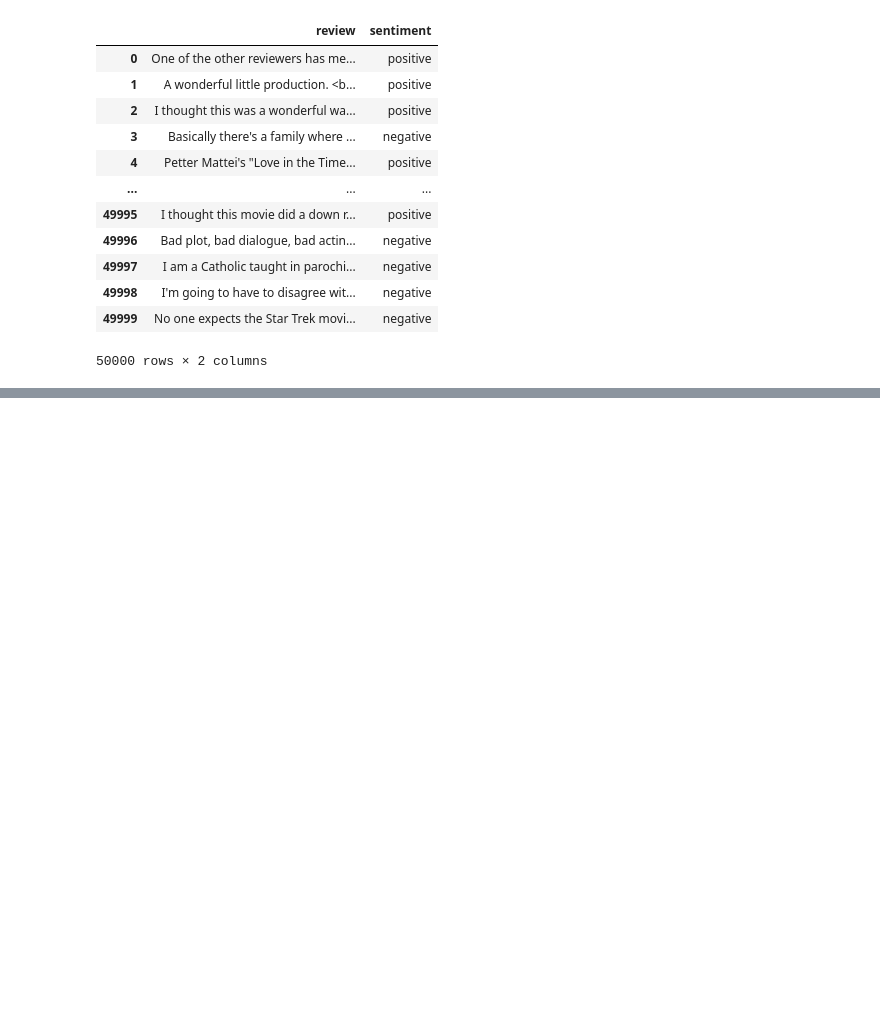
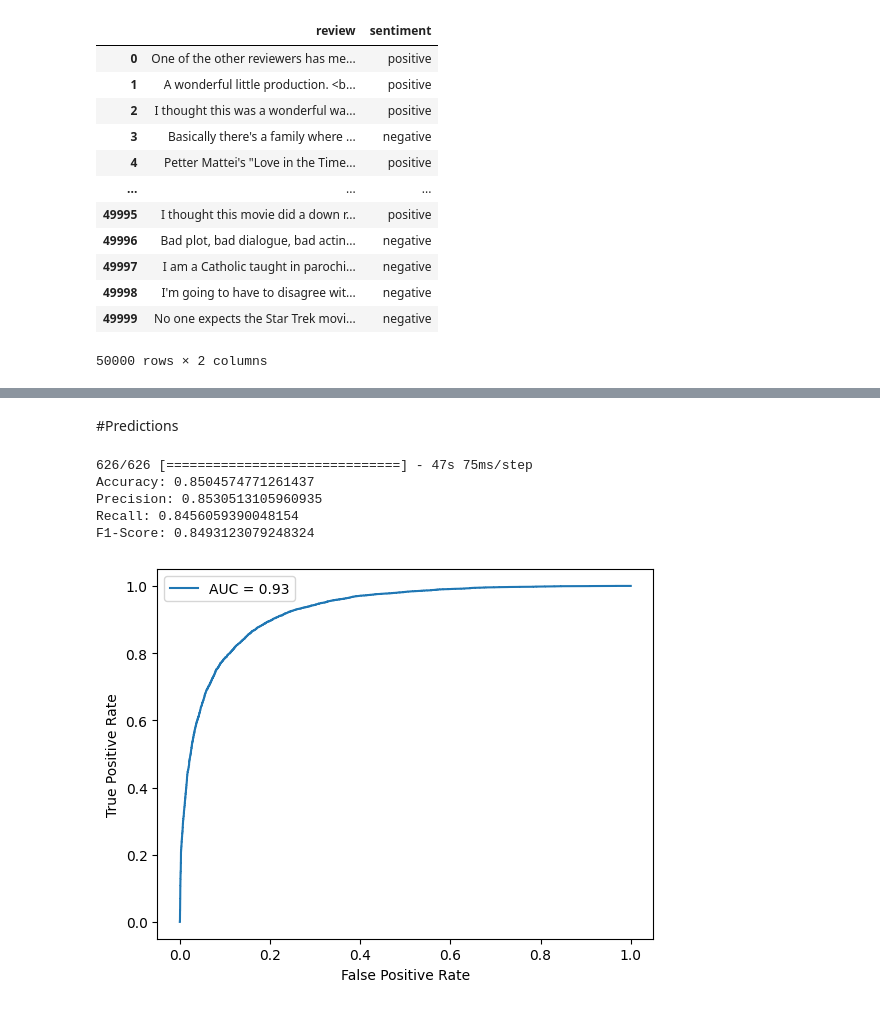
Before and after one commit to berkawy/NLP, a Jupyter notebook: project.ipynb, the cells around one changed output, grey strips where cells are left out. Cells and saved outputs as stored; diff of their text form; code cells hidden in the pictures; blank space fills up the shorter version.

Commit message:
Preprocessed both datasets and saved them to save time, trained LSTM model and tested it

```diff
--- a/project.ipynb
+++ b/project.ipynb
@@ -25,0 +196,3 @@ df
+# %%
+df1 = pd.read_csv('/content/preprocessed_english.csv')
+df2 = pd.read_csv('/content/preprocessed_arabic.csv')
@@ -25,0 +211,4 @@ df
+# %%
+dfs = [df1, df2]
+df = pd.concat(dfs)
+df
@@ -25,0 +274,39 @@ df
+# %% [markdown]
+#Predictions
+# %%
+# Make predictions on the test data
+y_pred_prob = model.predict(X_test_padded)
+y_pred = (y_pred_prob > 0.5).astype(int)
+accuracy = accuracy_score(y_test, y_pred)
+precision = precision_score(y_test, y_pred, pos_label=1)
+recall = recall_score(y_test, y_pred, pos_label=1)
+f1score = f1_score(y_test, y_pred, pos_label=1)
+
+from sklearn.metrics import roc_curve, roc_auc_score
+fpr, tpr, thresholds = roc_curve(y_test, y_pred_prob)
+
+# Calculate the AUC score
+auc_score = roc_auc_score(y_test, y_pred_prob)
+
+# Plot the ROC curve
+
+
+# Print the metrics
+print('Accuracy:', accuracy)
+print('Precision:', precision)
+print('Recall:', recall)
+print('F1-Score:', f1score)
+
+import matplotlib.pyplot as plt
+plt.plot(fpr, tpr, label=f'AUC = {auc_score:.2f}')
+plt.xlabel('False Positive Rate')
+plt.ylabel('True Positive Rate')
+plt.legend()
+plt.show()
+# %% [output]
+626/626 [==============================] - 47s 75ms/step
+Accuracy: 0.8504574771261437
+Precision: 0.8530513105960935
+Recall: 0.8456059390048154
+F1-Score: 0.8493123079248324
+[figure, added]
```
Also changed, not shown: parts of 24 cells of this notebook, 2 other files.
